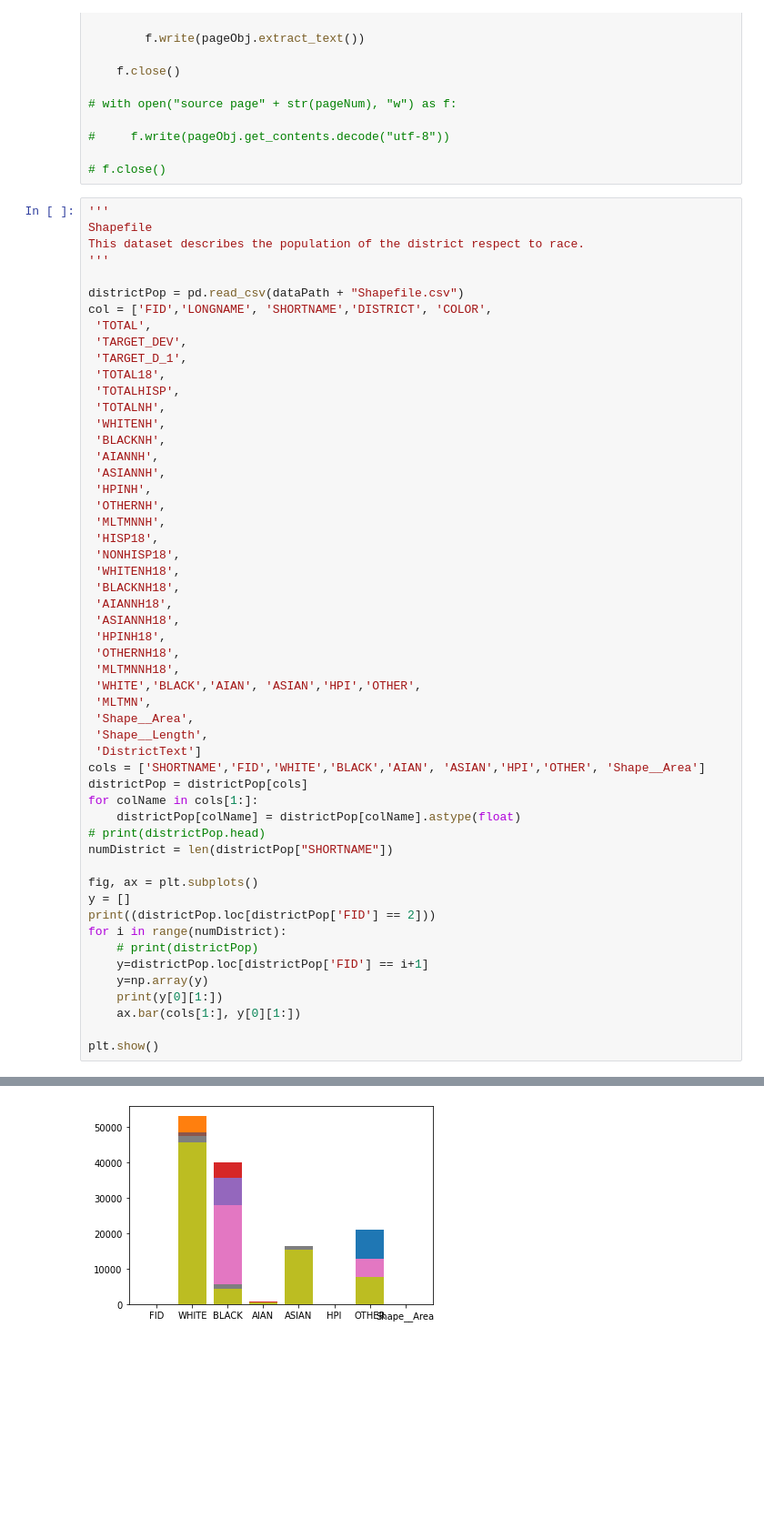
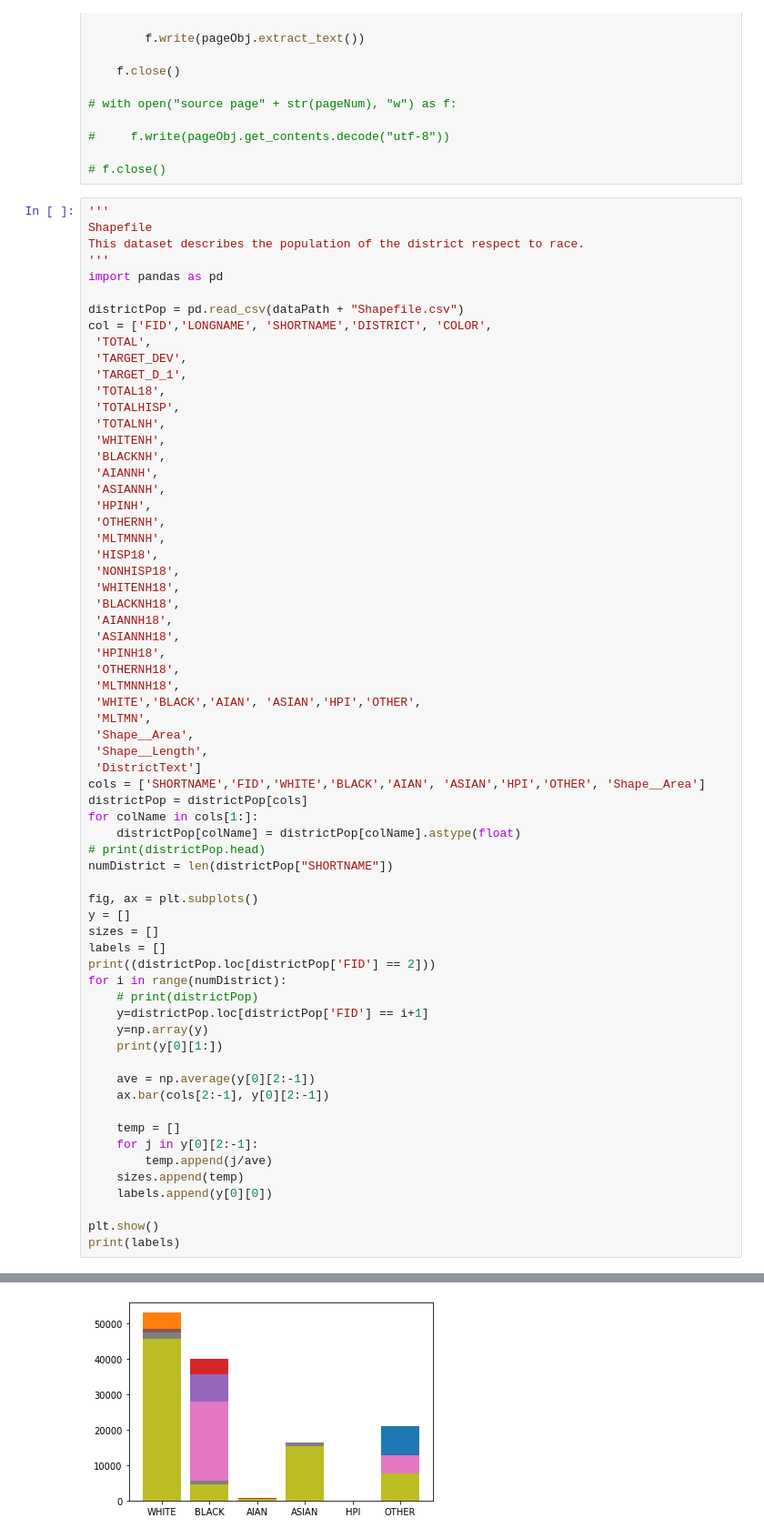
Before and after one commit to BU-Spark/ds-councilor-lara-ubi, a Jupyter notebook: spring23-team-1/backgroundAnalytics/JiaheAnalytics.ipynb, the cells around one changed output, grey strips where cells are left out. Shown at 91% size. Saved outputs shown, nothing was run; the diff lists cells and outputs as text; blank space fills up the shorter version.

```diff
--- a/spring23-team-1/backgroundAnalytics/JiaheAnalytics.ipynb
+++ b/spring23-team-1/backgroundAnalytics/JiaheAnalytics.ipynb
@@ -38,6 +38,7 @@ for i in range(len(pdfReader.pages)):
 Shapefile
 This dataset describes the population of the district respect to race.
 '''
+import pandas as pd
 
 districtPop = pd.read_csv(dataPath + "Shapefile.csv")
 col = ['FID','LONGNAME', 'SHORTNAME','DISTRICT', 'COLOR',
@@ -70,32 +71,43 @@ col = ['FID','LONGNAME', 'SHORTNAME','DISTRICT', 'COLOR',
  'DistrictText']
 cols = ['SHORTNAME','FID','WHITE','BLACK','AIAN', 'ASIAN','HPI','OTHER', 'Shape__Area']
 districtPop = districtPop[cols]
 for colName in cols[1:]:
     districtPop[colName] = districtPop[colName].astype(float)
 # print(districtPop.head)
 numDistrict = len(districtPop["SHORTNAME"])
 
 fig, ax = plt.subplots()
 y = []
+sizes = []
+labels = []
 print((districtPop.loc[districtPop['FID'] == 2]))
 for i in range(numDistrict):
     # print(districtPop)
     y=districtPop.loc[districtPop['FID'] == i+1]
     y=np.array(y)
     print(y[0][1:])
-    ax.bar(cols[1:], y[0][1:])
+
+    ave = np.average(y[0][2:-1])
+    ax.bar(cols[2:-1], y[0][2:-1])
+
+    temp = []
+    for j in y[0][2:-1]:
+        temp.append(j/ave)
+    sizes.append(temp)
+    labels.append(y[0][0])
 
 plt.show()
+print(labels)
 # %% [output]
   SHORTNAME  FID    WHITE   BLACK   AIAN    ASIAN   HPI   OTHER  Shape__Area
 1        D2  2.0  53120.0  4520.0  269.0  13604.0  55.0  4893.0     0.001969
 [1.0 44656.0 3637.0 783.0 5080.0 50.0 20935.0 0.0029850570322196]
 [2.0 53120.0 4520.0 269.0 13604.0 55.0 4893.0 0.001968731256511]
 [3.0 29284.0 14990.0 492.0 13190.0 45.0 9927.0 0.0110066903946517]
 [4.0 10515.0 40030.0 653.0 3093.0 44.0 11569.0 0.0013236215525012]
 [5.0 20392.0 35584.0 475.0 2022.0 42.0 12727.0 0.0022998905149052]
 [6.0 48416.0 8694.0 516.0 7271.0 47.0 9359.0 0.0027128071353672]
 [7.0 18740.0 28006.0 519.0 6565.0 60.0 12825.0 0.0009894554646052]
 [8.0 47430.0 5493.0 332.0 16405.0 54.0 5626.0 0.000802711510687]
 [9.0 45548.0 4457.0 486.0 15390.0 71.0 7577.0 0.0012630510964299]
-[figure, old version]
+[figure, new version]
```
Also changed, not shown: parts of 3 cells of this notebook.
